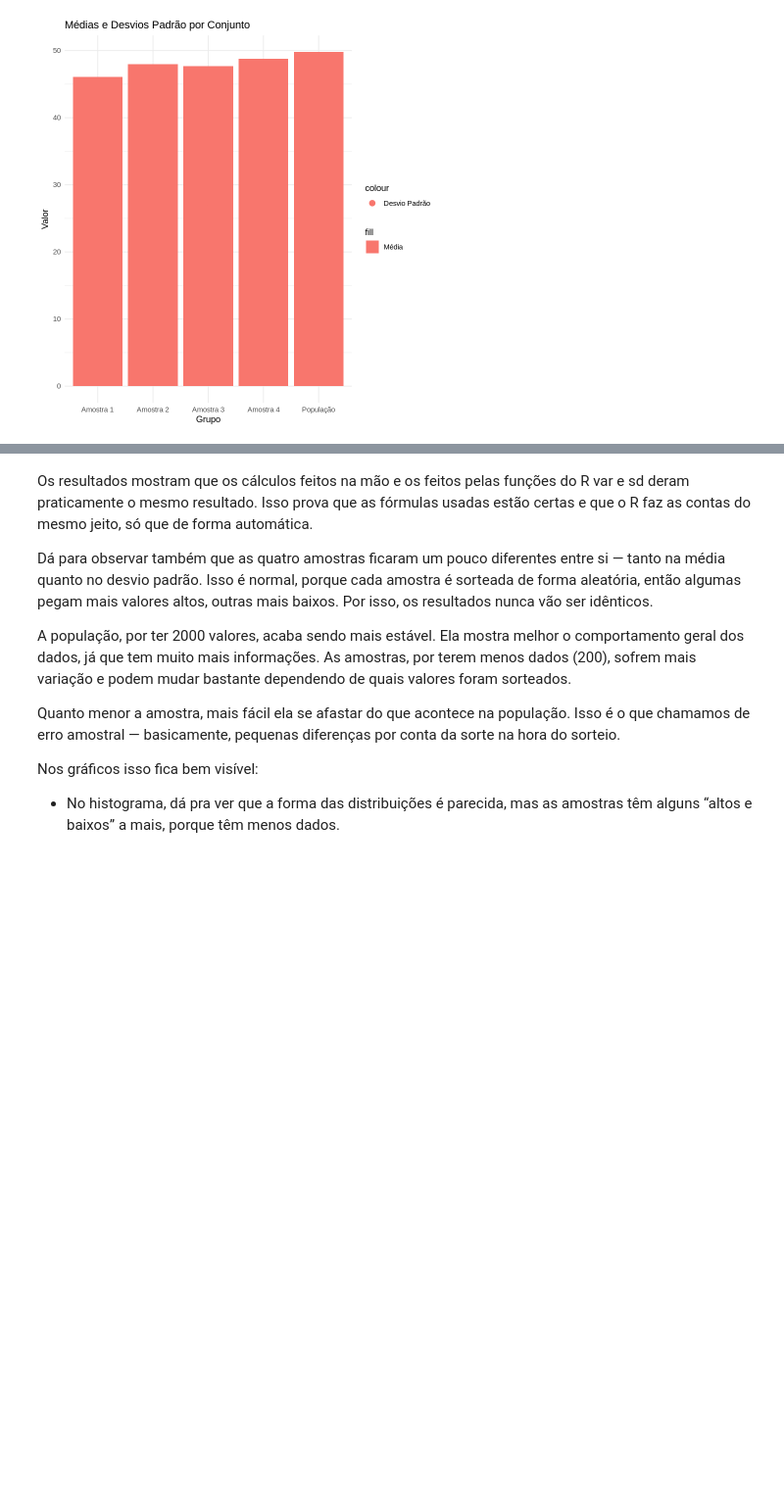
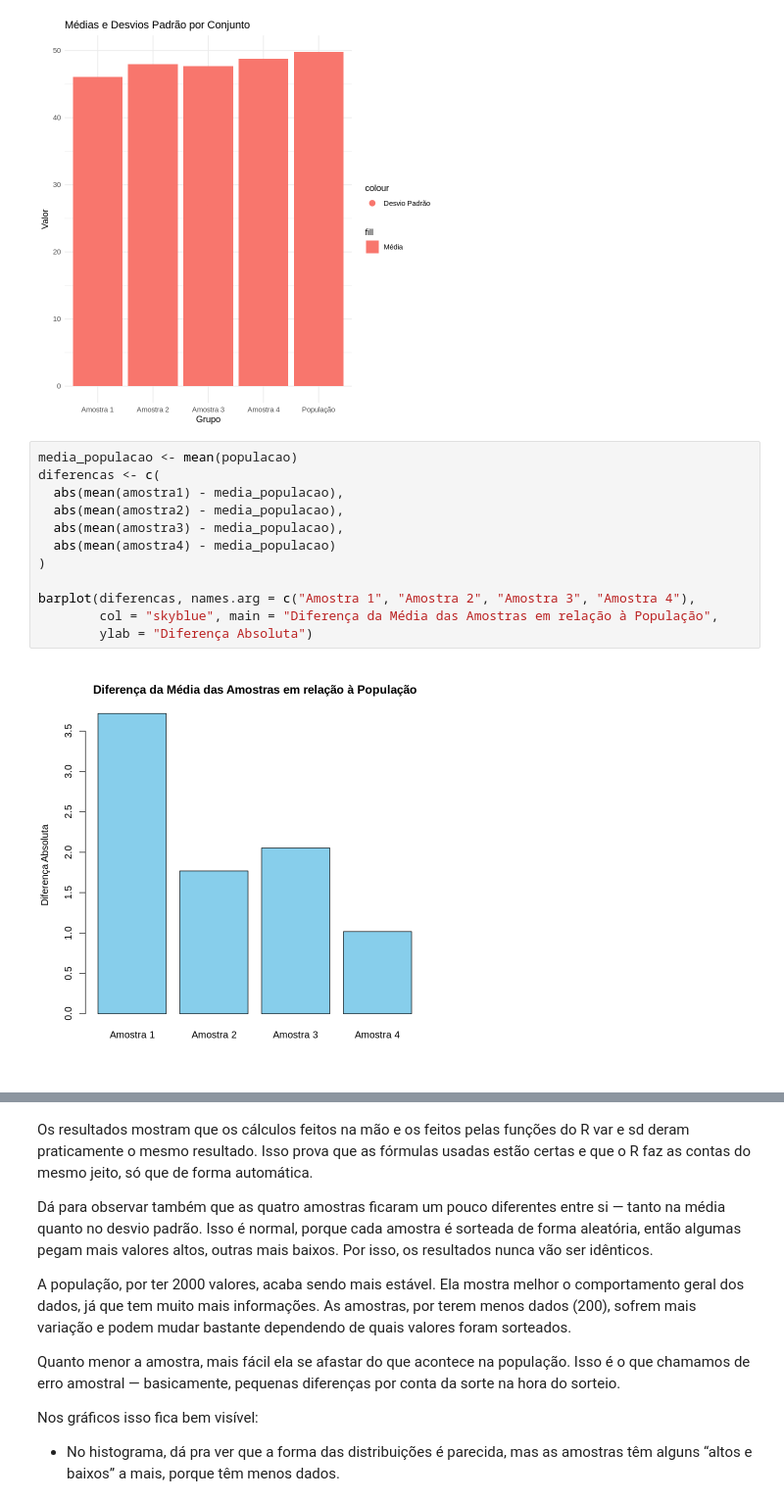
Before and after one commit to ThaisKheyla/R-Python-lab, a Jupyter notebook: Desvio_Padrao.ipynb, the cells around one changed output, grey strips where cells are left out. Shown: that part at 98% size. Drawn from its saved outputs; the diff is of its cells as text; blank space fills up the shorter version.

```diff
--- a/Desvio_Padrao.ipynb
+++ b/Desvio_Padrao.ipynb
@@ -132,3 +132,17 @@ ggplot(metricas, aes(x = Conjunto)) +
   theme_minimal()
 # %% [output]
 [figure]
+# %%
+media_populacao <- mean(populacao)
+diferencas <- c(
+  abs(mean(amostra1) - media_populacao),
+  abs(mean(amostra2) - media_populacao),
+  abs(mean(amostra3) - media_populacao),
+  abs(mean(amostra4) - media_populacao)
+)
+
+barplot(diferencas, names.arg = c("Amostra 1", "Amostra 2", "Amostra 3", "Amostra 4"),
+        col = "skyblue", main = "Diferença da Média das Amostras em relação à População",
+        ylab = "Diferença Absoluta")
+# %% [output]
+[figure, added]
```
Also changed, not shown: parts of 1 cell of this notebook.
